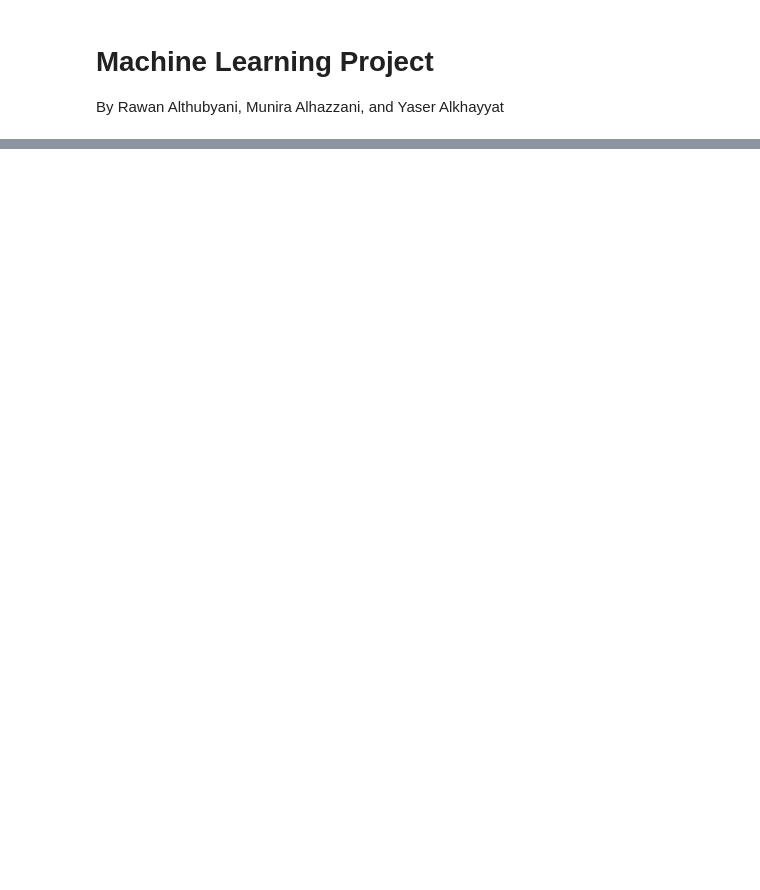
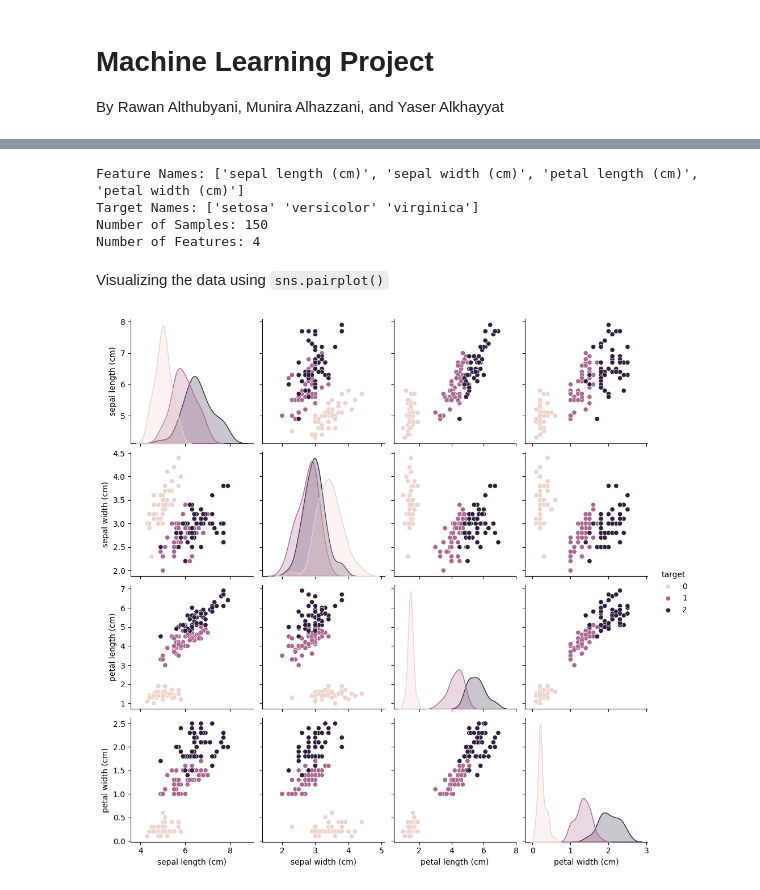
Before and after one commit to YaserKhy/ML_PROJECT_T5, a Jupyter notebook: ML_project.ipynb, the cells around one changed output, grey strips where cells are left out. Saved outputs shown, nothing was run; the diff lists cells and outputs as text; code cells hidden in the pictures; blank space fills up the shorter version.

```diff
--- a/ML_project.ipynb
+++ b/ML_project.ipynb
@@ -59,0 +77,3 @@ iris = datasets.load_iris()
+# %%
+df = pd.DataFrame(data = iris.data, columns=iris.feature_names)
+df['target'] = iris.target
@@ -59,0 +116,18 @@ iris = datasets.load_iris()
+# %%
+# Some additional information
+print("Feature Names:",list(df.columns[:-1]))  # all columns names without the last one 'the target'
+print("Target Names:",iris.target_names) # the categories names or labels
+print("Number of Samples:",len(df))
+print("Number of Features:",len(df.columns[:-1]))
+# %% [output]
+Feature Names: ['sepal length (cm)', 'sepal width (cm)', 'petal length (cm)', 'petal width (cm)']
+Target Names: ['setosa' 'versicolor' 'virginica']
+Number of Samples: 150
+Number of Features: 4
+# %% [markdown]
+Visualizing the data using `sns.pairplot()`
+# %%
+sns.pairplot(df, hue='target')
+plt.show()
+# %% [output]
+[figure, added]
```
Also changed, not shown: parts of 48 cells of this notebook.
